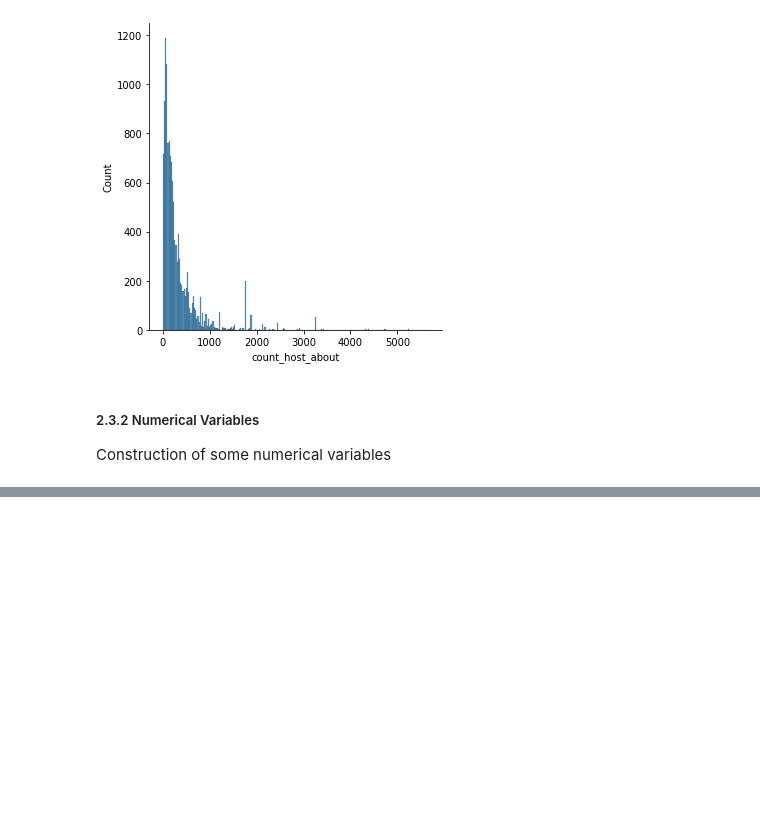
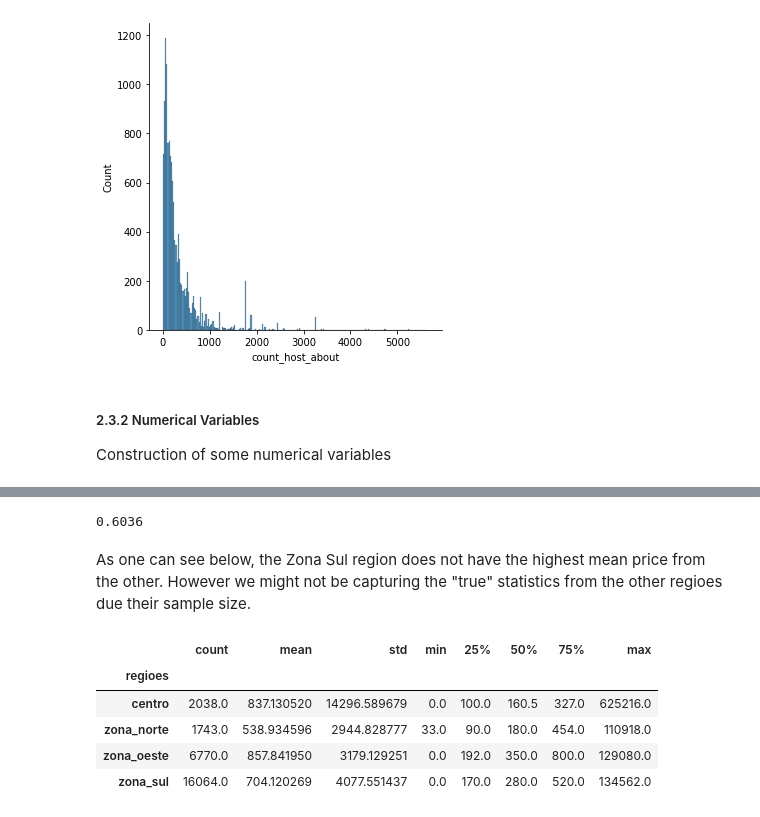
Before and after one commit to bluegardier/airbnb_prediction, a Jupyter notebook: notebooks/data_exploration_airbnb.ipynb, the cells around one changed output, grey strips where cells are left out. Drawn from its saved outputs; the diff is of its cells as text; code cells hidden in the pictures; blank space fills up the shorter version.

```diff
--- a/notebooks/data_exploration_airbnb.ipynb
+++ b/notebooks/data_exploration_airbnb.ipynb
@@ -276,0 +294,16 @@ df.drop(to_drop, axis=1, inplace=True)
+# %%
+# Zona Sul covers more than 60% rows.
+round(df[df['regioes']=='zona_sul'].shape[0]/df.shape[0], 4)
+# %% [output]
+0.6036
+# %% [markdown]
+As one can see below, the Zona Sul region does not have the highest mean price from the other. However we might not be capturing the "true" statistics from the other regioes due their sample size.
+# %%
+df.groupby('regioes')['price'].describe()
+# %% [output]
+|  | count | mean | std | min | 25% | 50% | 75% | max |
+| regioes |  |  |  |  |  |  |  |  |
+| centro | 2038.0 | 837.130520 | 14296.589679 | 0.0 | 100.0 | 160.5 | 327.0 | 625216.0 |
+| zona_norte | 1743.0 | 538.934596 | 2944.828777 | 33.0 | 90.0 | 180.0 | 454.0 | 110918.0 |
+| zona_oeste | 6770.0 | 857.841950 | 3179.129251 | 0.0 | 192.0 | 350.0 | 800.0 | 129080.0 |
+| zona_sul | 16064.0 | 704.120269 | 4077.551437 | 0.0 | 170.0 | 280.0 | 520.0 | 134562.0 |
```
Also changed, not shown: parts of 26 cells of this notebook.
